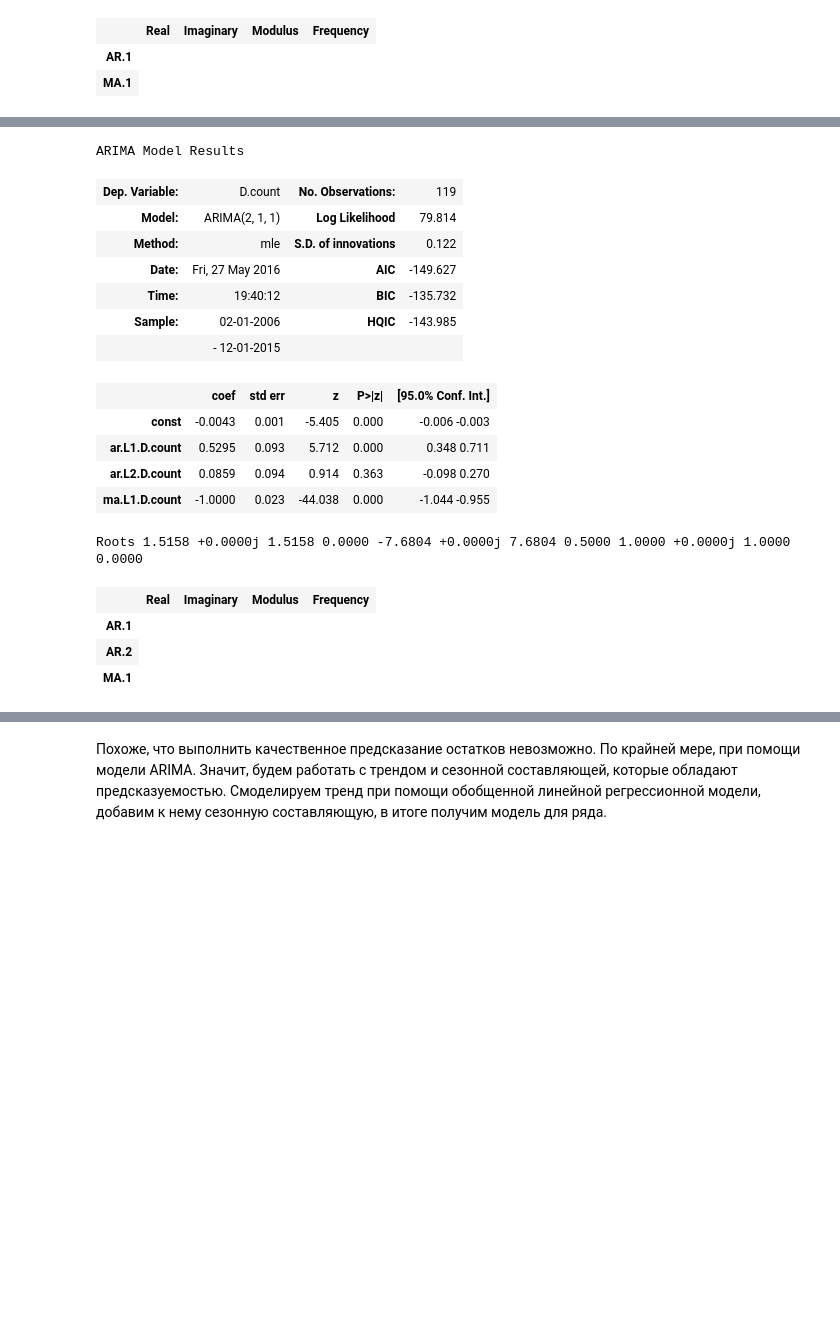
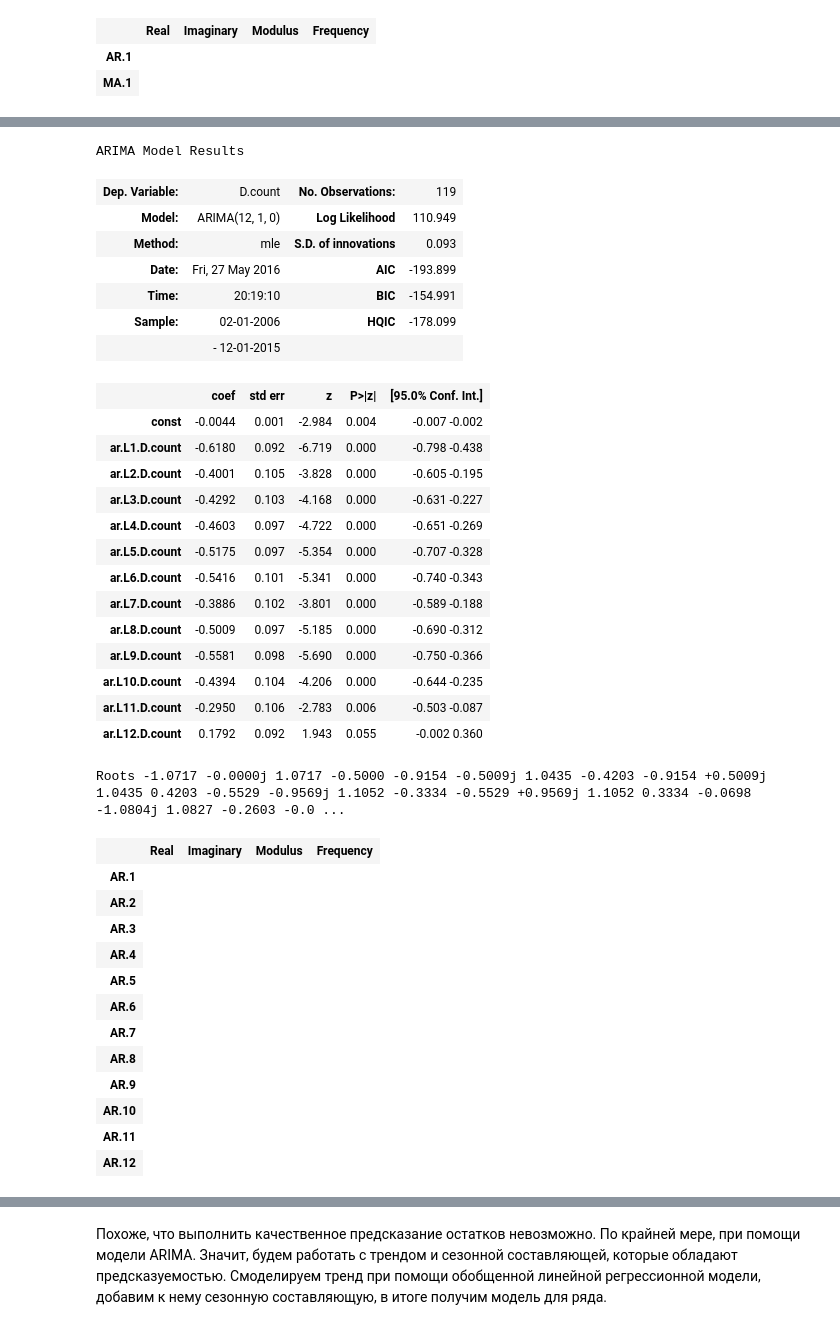
Before and after one commit to twelveouncemouse/intro_dm_courseproject, a Jupyter notebook: Time_series.ipynb, the cells around one changed output, grey strips where cells are left out. Saved outputs shown, nothing was run; the diff lists cells and outputs as text; code cells hidden in the pictures; blank space fills up the shorter version.

```diff
--- a/Time_series.ipynb
+++ b/Time_series.ipynb
@@ -247,24 +247,42 @@ plt.plot(insample_predict)
 # %%
-model = sm.tsa.ARIMA(ts_log, order=(2,1,1))
+model = sm.tsa.ARIMA(ts_log, order=(12,1,0))
 fmodel = model.fit(method="mle")
 fmodel.summary()
 # %% [output]
 ARIMA Model Results
 | Dep. Variable: | D.count | No. Observations: | 119 |
-| Model: | ARIMA(2, 1, 1) | Log Likelihood | 79.814 |
-| Method: | mle | S.D. of innovations | 0.122 |
-| Date: | Fri, 27 May 2016 | AIC | -149.627 |
-| Time: | 19:40:12 | BIC | -135.732 |
-| Sample: | 02-01-2006 | HQIC | -143.985 |
+| Model: | ARIMA(12, 1, 0) | Log Likelihood | 110.949 |
+| Method: | mle | S.D. of innovations | 0.093 |
+| Date: | Fri, 27 May 2016 | AIC | -193.899 |
+| Time: | 20:19:10 | BIC | -154.991 |
+| Sample: | 02-01-2006 | HQIC | -178.099 |
 |  | - 12-01-2015 |  |  |
 |  | coef | std err | z | P>|z| | [95.0% Conf. Int.] |
-| const | -0.0043 | 0.001 | -5.405 | 0.000 | -0.006 -0.003 |
-| ar.L1.D.count | 0.5295 | 0.093 | 5.712 | 0.000 | 0.348 0.711 |
-| ar.L2.D.count | 0.0859 | 0.094 | 0.914 | 0.363 | -0.098 0.270 |
-| ma.L1.D.count | -1.0000 | 0.023 | -44.038 | 0.000 | -1.044 -0.955 |
+| const | -0.0044 | 0.001 | -2.984 | 0.004 | -0.007 -0.002 |
+| ar.L1.D.count | -0.6180 | 0.092 | -6.719 | 0.000 | -0.798 -0.438 |
+| ar.L2.D.count | -0.4001 | 0.105 | -3.828 | 0.000 | -0.605 -0.195 |
+| ar.L3.D.count | -0.4292 | 0.103 | -4.168 | 0.000 | -0.631 -0.227 |
+| ar.L4.D.count | -0.4603 | 0.097 | -4.722 | 0.000 | -0.651 -0.269 |
+| ar.L5.D.count | -0.5175 | 0.097 | -5.354 | 0.000 | -0.707 -0.328 |
+| ar.L6.D.count | -0.5416 | 0.101 | -5.341 | 0.000 | -0.740 -0.343 |
+| ar.L7.D.count | -0.3886 | 0.102 | -3.801 | 0.000 | -0.589 -0.188 |
+| ar.L8.D.count | -0.5009 | 0.097 | -5.185 | 0.000 | -0.690 -0.312 |
+| ar.L9.D.count | -0.5581 | 0.098 | -5.690 | 0.000 | -0.750 -0.366 |
+| ar.L10.D.count | -0.4394 | 0.104 | -4.206 | 0.000 | -0.644 -0.235 |
+| ar.L11.D.count | -0.2950 | 0.106 | -2.783 | 0.006 | -0.503 -0.087 |
+| ar.L12.D.count | 0.1792 | 0.092 | 1.943 | 0.055 | -0.002 0.360 |
-Roots 1.5158 +0.0000j 1.5158 0.0000 -7.6804 +0.0000j 7.6804 0.5000 1.0000 +0.0000j 1.0000 0.0000
+Roots -1.0717 -0.0000j 1.0717 -0.5000 -0.9154 -0.5009j 1.0435 -0.4203 -0.9154 +0.5009j 1.0435 0.4203 -0.5529 -0.9569j 1.1052 -0.3334 -0.5529 +0.9569j 1.1052 0.3334 -0.0698 -1.0804j 1.0827 -0.2603 -0.0 ...
 |  | Real | Imaginary | Modulus | Frequency |
 | AR.1 |
 | AR.2 |
-| MA.1 |
+| AR.3 |
+| AR.4 |
+| AR.5 |
+| AR.6 |
+| AR.7 |
+| AR.8 |
+| AR.9 |
+| AR.10 |
+| AR.11 |
+| AR.12 |
 # %%
```
Also changed, not shown: parts of 2 cells of this notebook.
